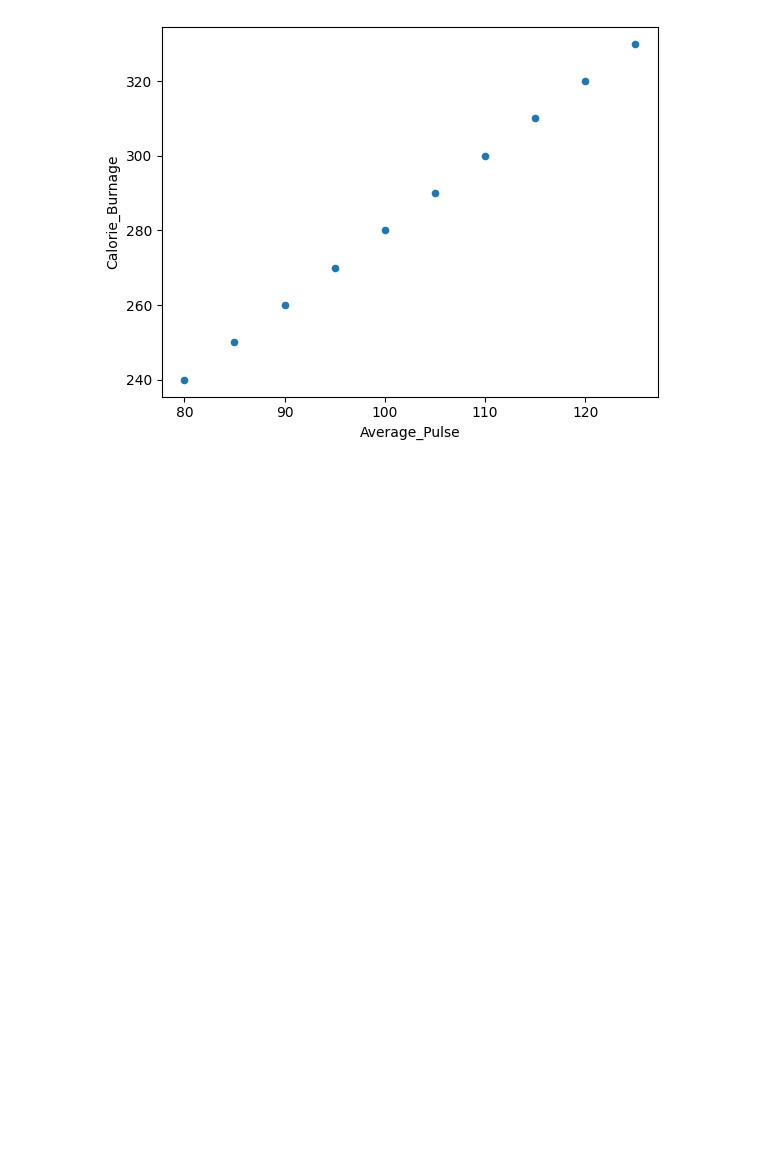
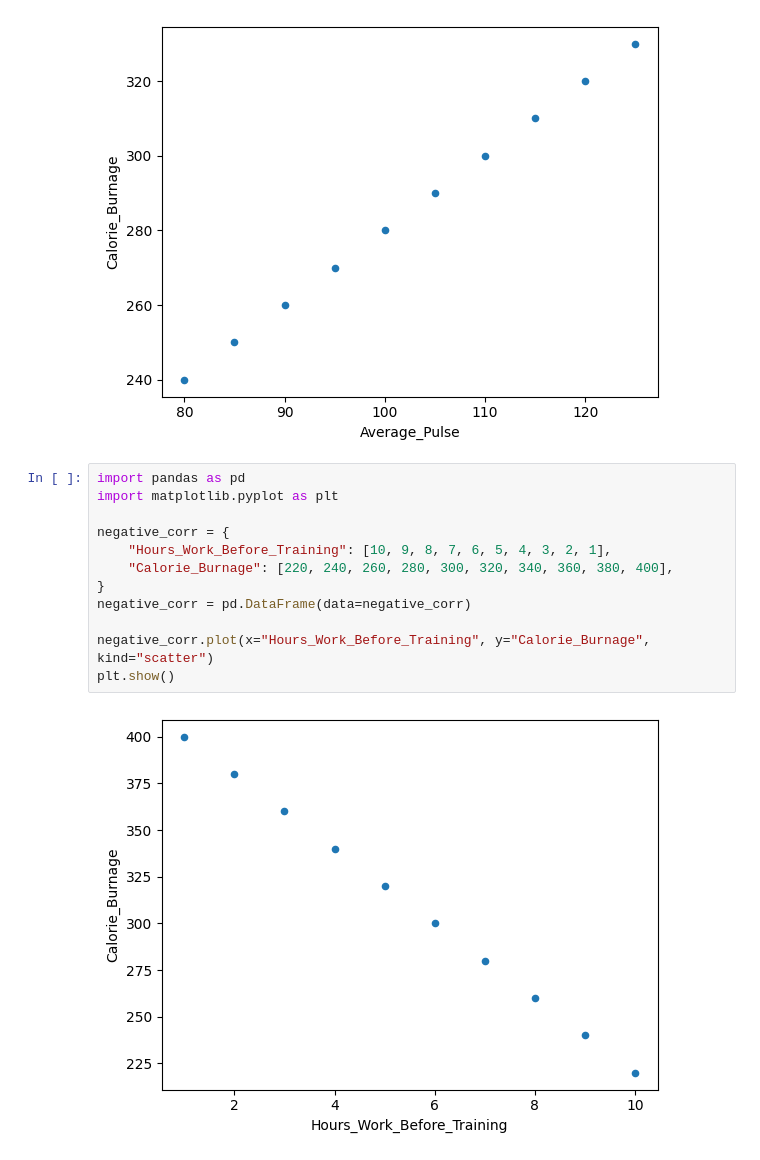
Before and after one commit to MAK8405/DataScience, a Jupyter notebook: DSStatistics.ipynb, the cells around one changed output. Drawn from its saved outputs; the diff is of its cells as text; blank space fills up the shorter version.

```diff
--- a/DSStatistics.ipynb
+++ b/DSStatistics.ipynb
@@ -122,3 +122,17 @@ health_data.plot(x="Average_Pulse", y="Calorie_Burnage", kind="scatter"),
 plt.show()
 # %% [output]
 [figure]
+# %%
+import pandas as pd
+import matplotlib.pyplot as plt
+
+negative_corr = {
+    "Hours_Work_Before_Training": [10, 9, 8, 7, 6, 5, 4, 3, 2, 1],
+    "Calorie_Burnage": [220, 240, 260, 280, 300, 320, 340, 360, 380, 400],
+}
+negative_corr = pd.DataFrame(data=negative_corr)
+
+negative_corr.plot(x="Hours_Work_Before_Training", y="Calorie_Burnage", kind="scatter")
+plt.show()
+# %% [output]
+[figure, added]
```
Also changed, not shown: parts of 1 cell of this notebook.
